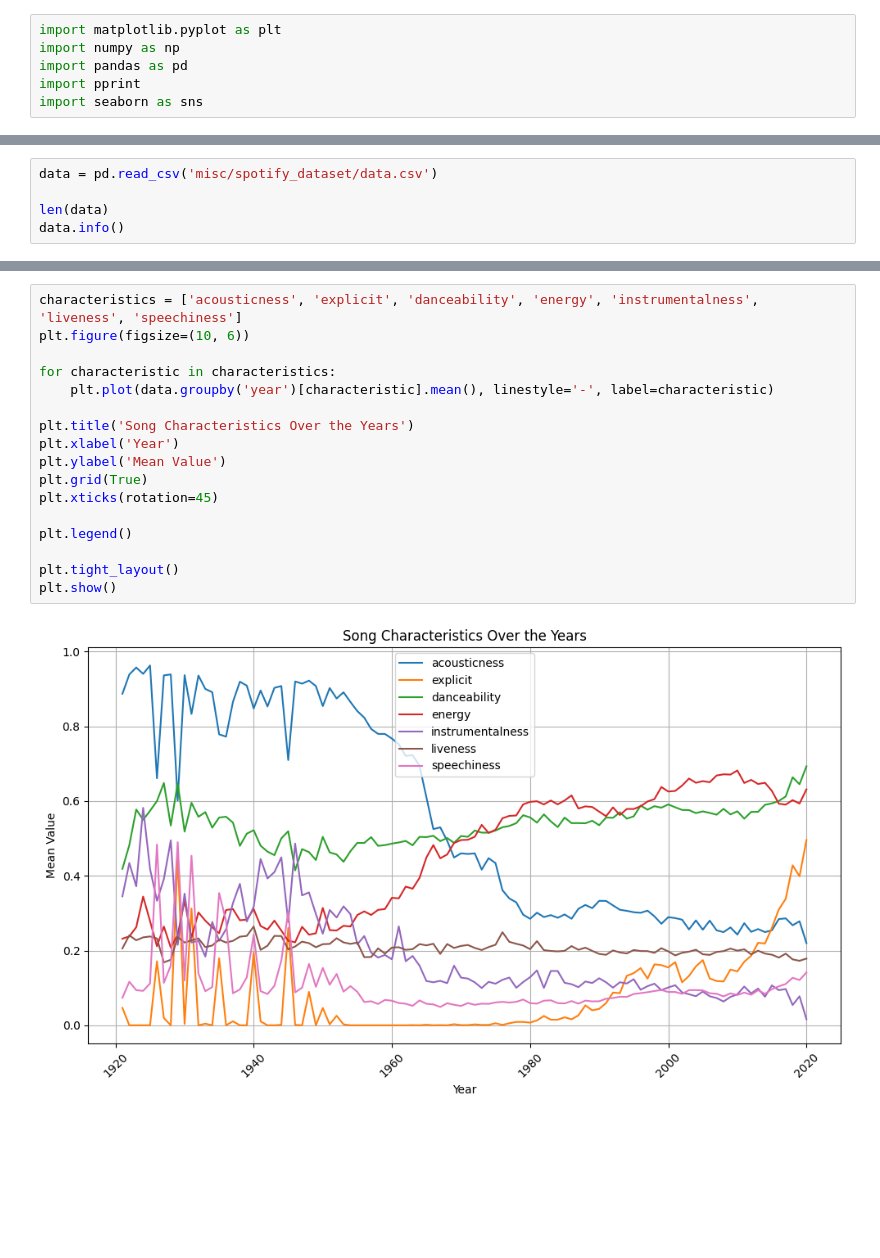
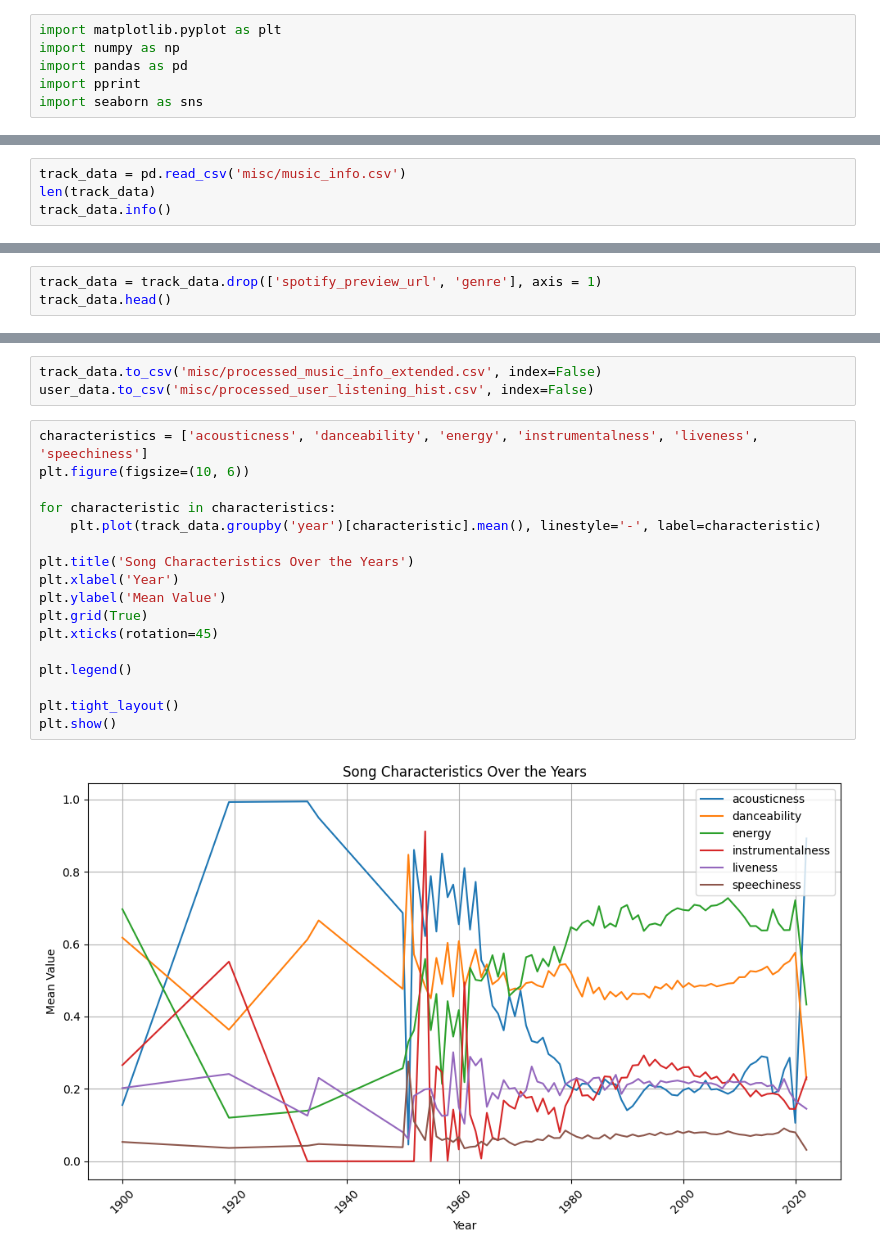
Before and after one commit to Ernesto2004/spotify-music-suggestion, a Jupyter notebook: processing.ipynb, the cells around one changed output, grey strips where cells are left out. Drawn from its saved outputs; the diff is of its cells as text; blank space fills up the shorter version.

```diff
--- a/processing.ipynb
+++ b/processing.ipynb
@@ -13,7 +7,6 @@ import seaborn as sns
 # %%
-data = pd.read_csv('misc/spotify_dataset/data.csv')
-
-len(data)
-data.info()
+track_data = pd.read_csv('misc/music_info.csv')
+len(track_data)
+track_data.info()
 # %% [output]
 <class 'pandas.core.frame.DataFrame'>
@@ -80,0 +58,3 @@ data.head()
+# %%
+track_data = track_data.drop(['spotify_preview_url', 'genre'], axis = 1)
+track_data.head()
@@ -81,19 +91,22 @@ data.head()
+# %%
+track_data.to_csv('misc/processed_music_info_extended.csv', index=False)
+user_data.to_csv('misc/processed_user_listening_hist.csv', index=False)
 # %%
-characteristics = ['acousticness', 'explicit', 'danceability', 'energy', 'instrumentalness', 'liveness', 'speechiness']
+characteristics = ['acousticness', 'danceability', 'energy', 'instrumentalness', 'liveness', 'speechiness']
 plt.figure(figsize=(10, 6))
 
 for characteristic in characteristics:
-    plt.plot(data.groupby('year')[characteristic].mean(), linestyle='-', label=characteristic)
+    plt.plot(track_data.groupby('year')[characteristic].mean(), linestyle='-', label=characteristic)
 
 plt.title('Song Characteristics Over the Years')
 plt.xlabel('Year')
 plt.ylabel('Mean Value')
 plt.grid(True)
 plt.xticks(rotation=45)
 
 plt.legend()
 
 plt.tight_layout()
 plt.show()
 # %% [output]
-[figure, old version]
+[figure, new version]
```
Also changed, not shown: parts of 20 cells of this notebook, 2 other files.
